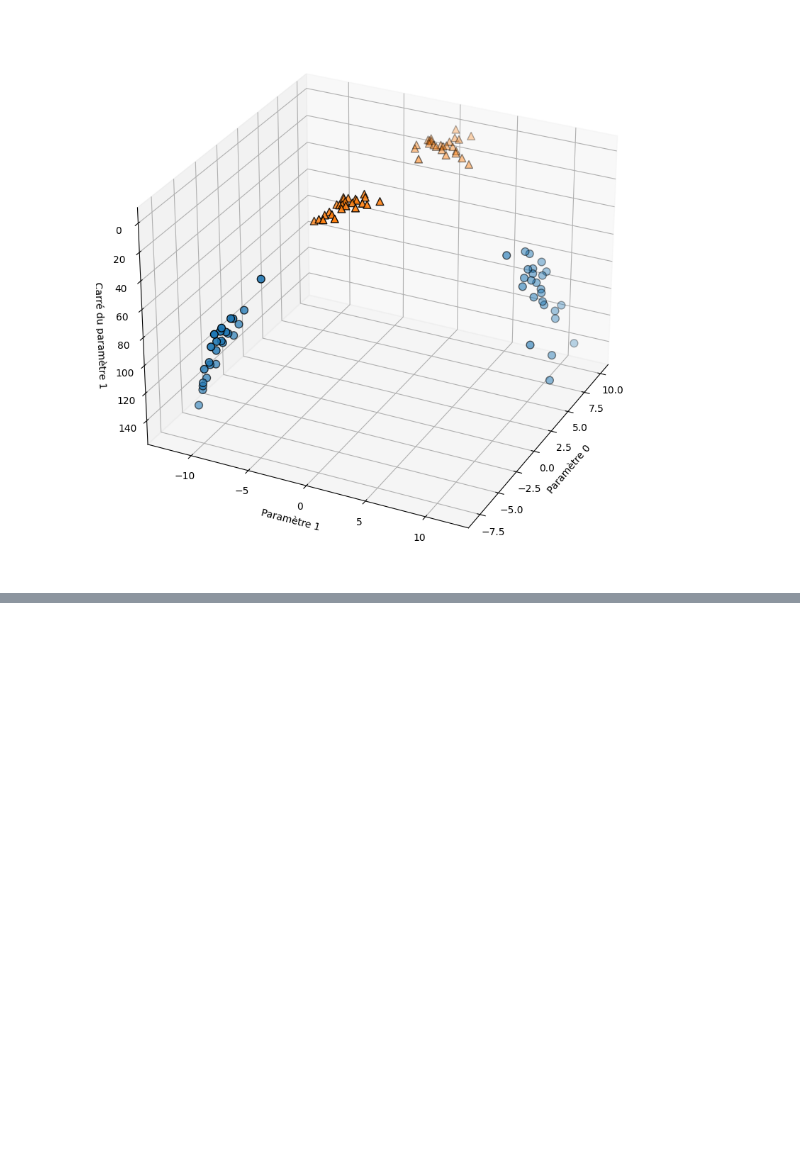
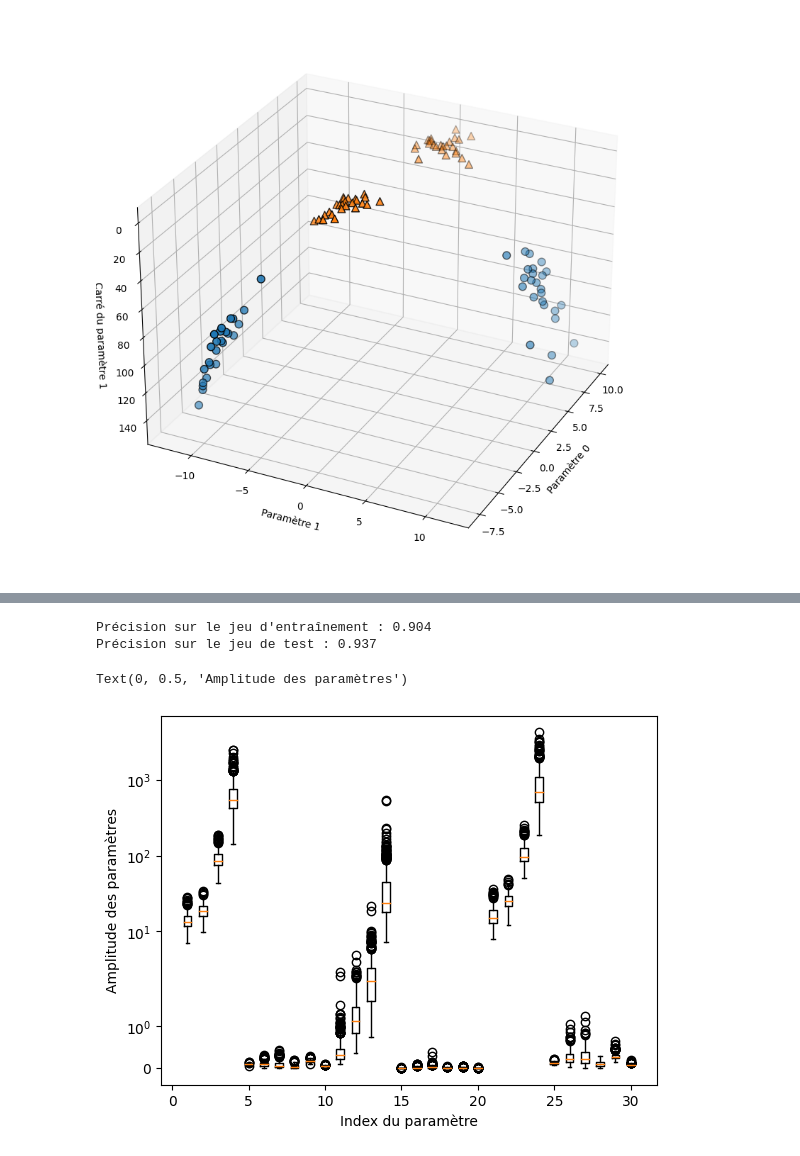
Before and after one commit to 012kirby210/mg-scikitlearn, a Jupyter notebook: [Classification] Support Vector Machine à noyau.ipynb, the cells around one changed output, grey strips where cells are left out. Drawn from its saved outputs; the diff is of its cells as text; code cells hidden in the pictures; blank space fills up the shorter version.

```diff
--- a/[Classification] Support Vector Machine à noyau.ipynb
+++ b/[Classification] Support Vector Machine à noyau.ipynb
@@ -88,0 +123,25 @@ Text(0, 0.5, 'Paramètre 1')
+# %%
+# Les svm pour être efficaces doivent avoir des caractéristiques qui évoluent de manière similaire
+
+# En appliquant un svm sur le jeu de données breast_cancer
+
+from sklearn.datasets import load_breast_cancer
+from sklearn.model_selection import train_test_split
+bc = load_breast_cancer()
+
+X_train,X_test,y_train,y_test = train_test_split(bc.data, bc.target, random_state=0)
+svc=SVC()
+svc.fit(X_train,y_train)
+
+print("Précision sur le jeu d'entraînement : {:.3f}".format(svc.score(X_train, y_train)))
+print("Précision sur le jeu de test : {:.3f}".format(svc.score(X_test, y_test)))
+
+plt.boxplot(X_train, manage_ticks=False)
+plt.yscale("symlog")
+plt.xlabel("Index du paramètre")
+plt.ylabel("Amplitude des paramètres")
+# %% [output]
+Précision sur le jeu d'entraînement : 0.904
+Précision sur le jeu de test : 0.937
+Text(0, 0.5, 'Amplitude des paramètres')
+[figure, added]
```
Also changed, not shown: parts of 7 cells of this notebook.
